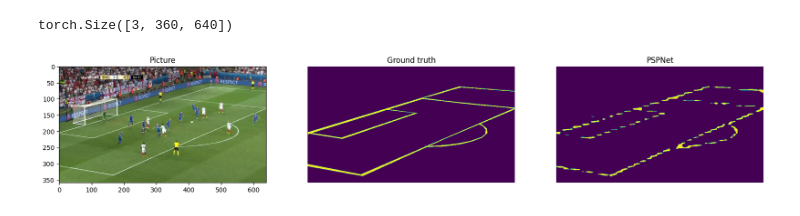
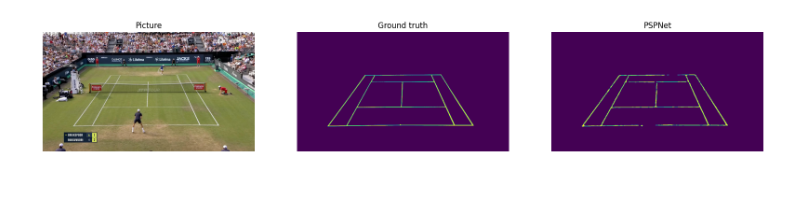
Before and after one commit to jagerbob/pspnet-semantic-segmentation, a Jupyter notebook: 03_pspnet_final.ipynb, the cells around one changed output. Saved outputs shown, nothing was run; the diff lists cells and outputs as text; code cells hidden in the pictures; blank space fills up the shorter version.

```diff
--- a/03_pspnet_final.ipynb
+++ b/03_pspnet_final.ipynb
@@ -117,19 +84,39 @@ class SegmentationClassifier(nn.Module):
+# %%
+class SegmentationClassifier(nn.Module):
+
+    def __init__(self, in_channels, out_channels, upsample_count):
+        super().__init__()
+        self.upsample_count = upsample_count
+        self.initial_upsample = self._upsample_layer(in_channels, out_channels)
+        self.final_upsample = self._upsample_layer(out_channels, out_channels)
+
+    def _upsample_layer(self, in_channels, out_channels):
+        return nn.Sequential(
+            nn.Conv2d(in_channels, out_channels, kernel_size=1),
+            nn.UpsamplingBilinear2d(scale_factor=2),
+        )
+
+    def forward(self, x):
+        for i in range(self.upsample_count):
+            x = self.initial_upsample(x) if i == 0 else self.final_upsample(x)
+        return x
 # %%
 class PSPNet(nn.Module):
     def __init__(self, input_shape, n_classes):
         super().__init__()
         self.feature_extractor = CustomResNet()
         self.pyramid_pooling = PyramidPoolingModule(input_shape=(int(input_shape[0] / 8), int(input_shape[1] / 8)), in_channels=512, pools = (6, 3, 2, 1))
-        self.classifier = SegmentationClassifier(in_channels=1024, out_channels=n_classes, scale_factor=8)
-        self.aux_classifier = SegmentationClassifier(in_channels=256, out_channels=n_classes, scale_factor=4)
+        self.classifier = SegmentationClassifier(in_channels=1024, out_channels=n_classes, upsample_count=3)
+        self.aux_classifier = SegmentationClassifier(in_channels=256, out_channels=n_classes, upsample_count=2)
 
     def forward(self, x):
         encoder_outputs, encoder_auxiliary = self.feature_extractor(x)
         pyramid_outputs = self.pyramid_pooling(encoder_outputs)
         return self.classifier(pyramid_outputs), self.aux_classifier(encoder_auxiliary)
 # %%
-model = PSPNet(input_shape=(360,640), n_classes=2)
-summary(model, input_size=(3, 3, 360, 640))
+model = PSPNet(input_shape=(720, 1280), n_classes=2)
+model.load_state_dict(torch.load("./models/03_pspnet_final_model_1.pth"))
+summary(model, input_size=(3, 3, 720, 1280))
 # %% [output]
 ====================================================================================================
 Layer (type:depth-idx)                             Output Shape              Param #
@@ -207,31 +224,27 @@ plt.legend()
 # %%
 def predict_image_mask(model, image):
     model.eval()
-    model.to(device)
     image = image.to(device)
-    with torch.no_grad():
-        image = image.unsqueeze(0)
-        output, _ = model(image)
-        masked = torch.argmax(output, dim=1)
-        masked = masked.cpu().squeeze(0)
+    with torch.inference_mode():
+        output, _ = model(image.unsqueeze(0))
+        masked = torch.argmax(output, dim=1).cpu().squeeze(0)
     return masked
 # %%
-image, mask = train_set[69]
-masked = torch.argmax(mask, dim=0)
+image, mask = test_set[random.randint(0, 26)]
 pred_mask = predict_image_mask(model, image)
 
-fig, (ax1, ax2, ax3) = plt.subplots(1,3, figsize=(20,10))
+_, (ax1, ax2, ax3) = plt.subplots(1,3, figsize=(20,10))
+
 ax1.imshow(T.ToPILImage()(image))
 ax1.set_title('Picture')
+ax1.set_axis_off()
 
 ax2.imshow(mask)
 ax2.set_title('Ground truth')
 ax2.set_axis_off()
 
-print(image.shape)
 ax3.imshow(pred_mask)
 ax3.set_title('PSPNet')
 ax3.set_axis_off()
 # %% [output]
-torch.Size([3, 360, 640])
-[figure, old version]
+[figure, new version]
```
Also changed, not shown: parts of 16 cells of this notebook, 3 other files.
